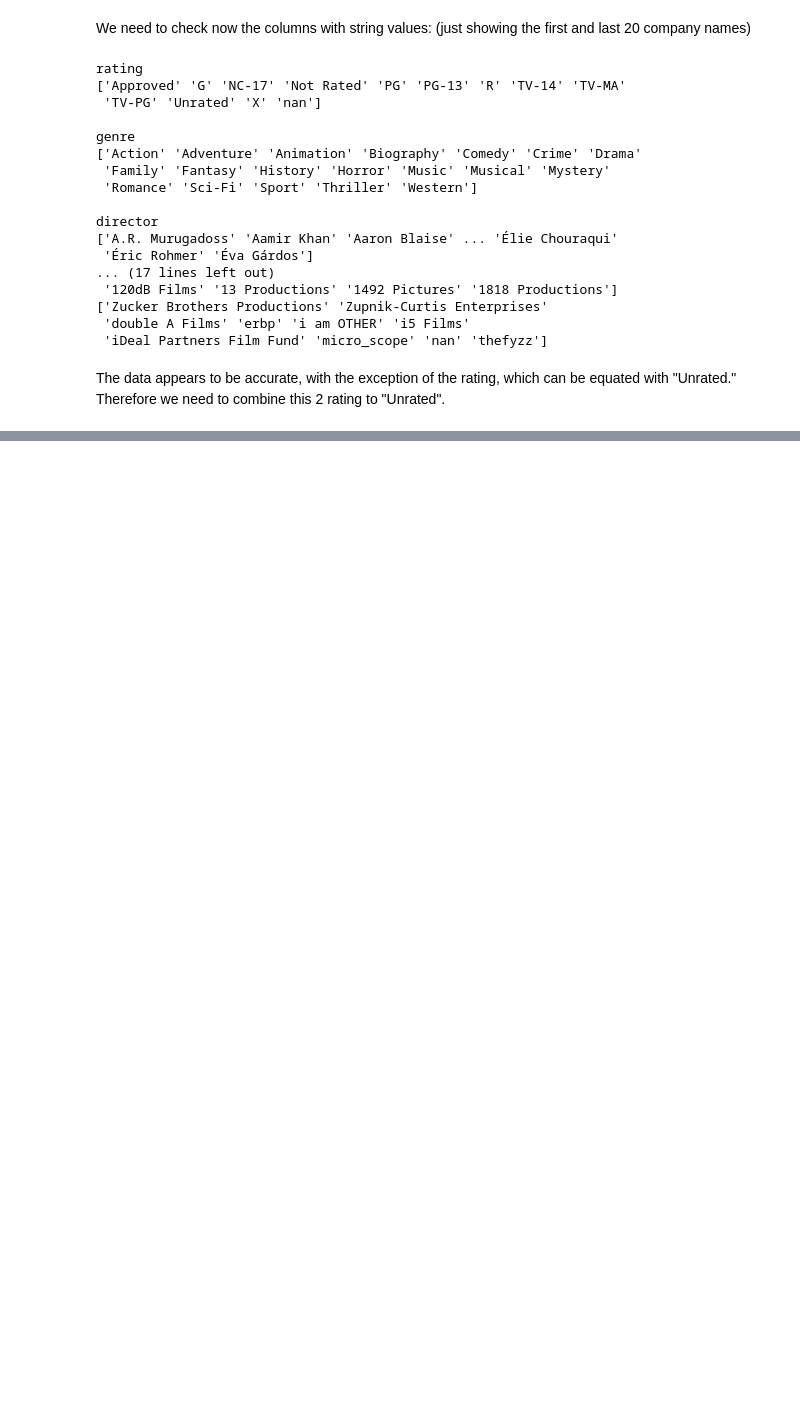
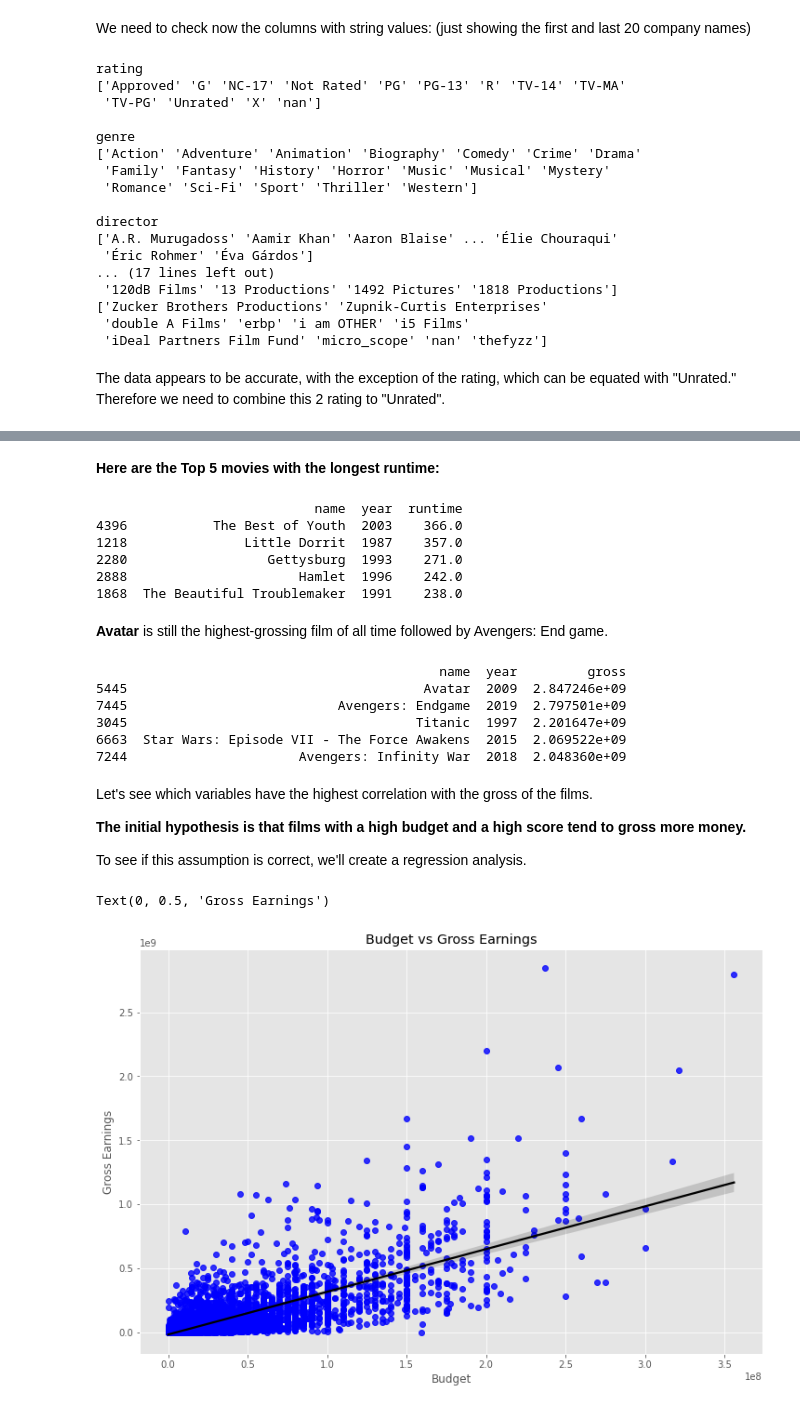
Before and after one commit to mikeglean/100-Days-of-Coding, a Jupyter notebook: film-data-analysis-python-project.ipynb, the cells around one changed output, grey strips where cells are left out. Drawn from its saved outputs; the diff is of its cells as text; code cells hidden in the pictures; blank space fills up the shorter version.

Commit message:
Kaggle Notebook | Film Data Analysis Python Project | Version 3

```diff
--- a/film-data-analysis-python-project.ipynb
+++ b/film-data-analysis-python-project.ipynb
@@ -297,7 +286,7 @@ director
 # %% [markdown]
 The data appears to be accurate, with the exception of the rating, which can be equated with "Unrated." Therefore we need to combine this 2 rating to "Unrated".
 # %%
-df.loc[df['rating'].astype(str).str.contains('Not Rated'), 'rating'] = 'Unrated'
-print('rating')
+# Replacing "Unrated" by "Not rated"
+df["rating"].replace("Not rated", "Unrated", inplace=True)
 print(np.sort(pd.unique(df['rating'].astype(str).values)))
 # %% [output]
@@ -306,0 +299,38 @@ rating
+# %% [markdown]
+**Here are the Top 5 movies with the longest runtime:**
+# %%
+print(df[['name', 'year', 'runtime']].sort_values(by=['runtime'], ascending=False)[:5])
+# %% [output]
+                            name  year  runtime
+4396           The Best of Youth  2003    366.0
+1218               Little Dorrit  1987    357.0
+2280                  Gettysburg  1993    271.0
+2888                      Hamlet  1996    242.0
+1868  The Beautiful Troublemaker  1991    238.0
+# %% [markdown]
+**Avatar** is still the highest-grossing film of all time followed by Avengers: End game.
+# %%
+print(df[['name', 'year', 'gross']].sort_values(by=['gross'], ascending=False)[:5])
+# %% [output]
+                                            name  year         gross
+5445                                      Avatar  2009  2.847246e+09
+7445                           Avengers: Endgame  2019  2.797501e+09
+3045                                     Titanic  1997  2.201647e+09
+6663  Star Wars: Episode VII - The Force Awakens  2015  2.069522e+09
+7244                      Avengers: Infinity War  2018  2.048360e+09
+# %% [markdown]
+Let's see which variables have the highest correlation with the gross of the films.
+
+**The initial hypothesis is that films with a high budget and a high score tend to gross more money.**
+
+To see if this assumption is correct, we'll create a regression analysis.
+# %%
+# Plot the budget and gross using seaborn
+
+sns.regplot(x = 'budget', y= 'gross', data=df,scatter_kws = {"color": "blue"} , line_kws = {"color": "black"})
+plt.title('Budget vs Gross Earnings')
+plt.xlabel('Budget')
+plt.ylabel('Gross Earnings')
+# %% [output]
+Text(0, 0.5, 'Gross Earnings')
+[figure, added]
```
Also changed, not shown: parts of 7 cells of this notebook.
